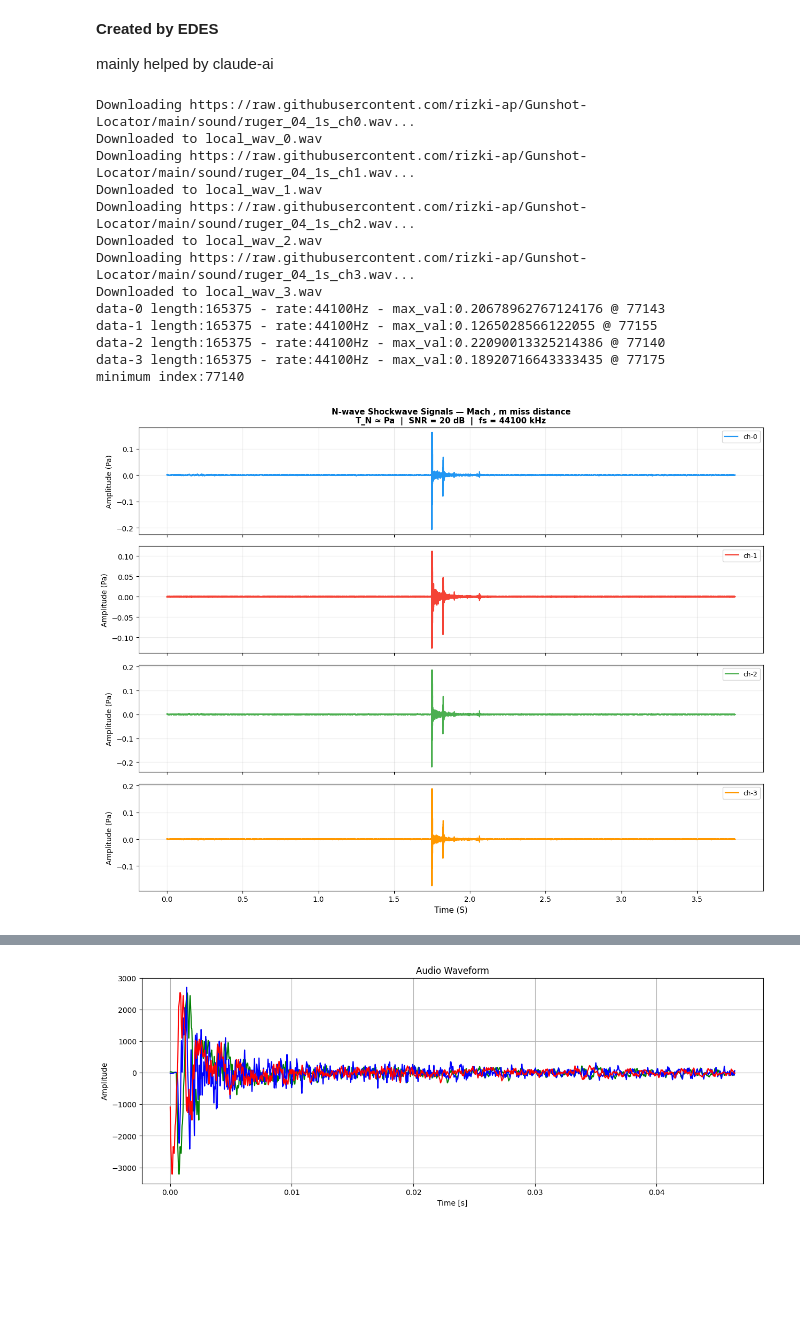
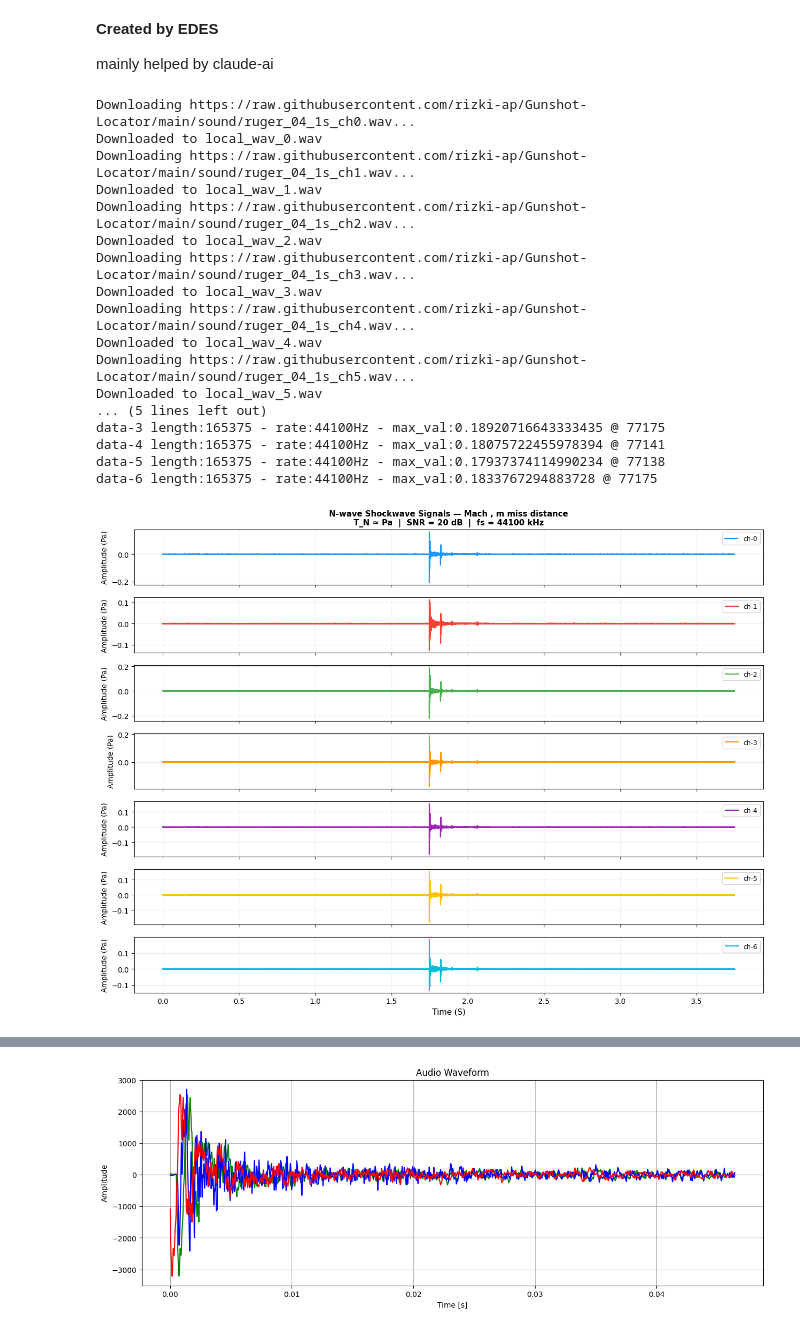
Before and after one commit to rizki-ap/Gunshot-Locator, a Jupyter notebook: read_wav_process.ipynb, the cells around one changed output, grey strips where cells are left out. Saved outputs shown, nothing was run; the diff lists cells and outputs as text; code cells hidden in the pictures; blank space fills up the shorter version.

```diff
--- a/read_wav_process.ipynb
+++ b/read_wav_process.ipynb
@@ -6,7 +6,6 @@
 
 mainly helped by claude-ai
 # %%
-# Replace this with the direct URL to your .wav file on GitHub
 import requests
 from scipy.io import wavfile
 import matplotlib.pyplot as plt
@@ -18,15 +17,18 @@ wav_file_url.append('https://raw.githubusercontent.com/rizki-ap/Gunshot-Locator/
 wav_file_url.append('https://raw.githubusercontent.com/rizki-ap/Gunshot-Locator/main/sound/ruger_04_1s_ch1.wav')
 wav_file_url.append('https://raw.githubusercontent.com/rizki-ap/Gunshot-Locator/main/sound/ruger_04_1s_ch2.wav')
 wav_file_url.append('https://raw.githubusercontent.com/rizki-ap/Gunshot-Locator/main/sound/ruger_04_1s_ch3.wav')
+wav_file_url.append('https://raw.githubusercontent.com/rizki-ap/Gunshot-Locator/main/sound/ruger_04_1s_ch4.wav')
+wav_file_url.append('https://raw.githubusercontent.com/rizki-ap/Gunshot-Locator/main/sound/ruger_04_1s_ch5.wav')
+wav_file_url.append('https://raw.githubusercontent.com/rizki-ap/Gunshot-Locator/main/sound/ruger_04_1s_ch6.wav')
 
-local_file=[]
-local_file.append('local_wav_0.wav')
-local_file.append('local_wav_1.wav')
-local_file.append('local_wav_2.wav')
-local_file.append('local_wav_3.wav')
+num_files = len(wav_file_url)
+
+local_file = []
+for i in range(num_files):
+  local_file.append(f'local_wav_{i}.wav')
 
 # Check if the URL is provided
-for i in range(4):
+for i in range(num_files):
     try:
         # Download the WAV file
         print(f"Downloading {wav_file_url[i]}...")
@@ -45,7 +47,7 @@ for i in range(4):
         print(f"An unexpected error occurred: {e}")
 
 dataset_signal=[]; max_amplitude_val=[]; max_amplitude_idx=[]
-for i in range(4):
+for i in range(num_files):
   dataset_samplerate, dataset = wavfile.read(local_file[i])
   if dataset.ndim > 1:
     dataset = dataset[:, 0] # Take the first channel
@@ -59,39 +61,43 @@ for i in range(4):
 # Create a time array for the x-axis for the (possibly cropped) data
 dataset_time = np.linspace(0., len(dataset) / dataset_samplerate, len(dataset))
 
-COLORS  = ['#2196F3', '#F44336', '#4CAF50', '#FF9800']
+COLORS  = ['#2196F3', '#F44336', '#4CAF50', '#FF9800', '#9C27B0', '#FFC107', '#00BCD4', '#8BC34A']
 
-fig, axes_s = plt.subplots(4, 1, figsize=(13, 10), sharex=True)
-for i in range(4):
+fig, axes_s = plt.subplots(num_files, 1, figsize=(13, 10), sharex=True)
+for i in range(num_files):
     ax = axes_s[i]
     ax.plot(dataset_time, dataset_signal[i], color=COLORS[i], lw=1.6, label=f'ch-{i}')
     ax.set_ylabel('Amplitude (Pa)', fontsize=10)
     ax.legend(loc='upper right', fontsize=9)
     ax.grid(True, alpha=0.25)
 
 axes_s[-1].set_xlabel('Time (S)', fontsize=11)
 axes_s[0].set_title(
     f'N-wave Shockwave Signals — Mach , '
     f'm miss distance\n'
     f'T_N ≈ Pa  |  '
     f'SNR = 20 dB  |  fs = {dataset_samplerate} kHz',
     fontsize=11, fontweight='bold')
 plt.tight_layout()
 plt.savefig('nwave_signals.png', dpi=150, bbox_inches='tight')
 plt.show()
 # %% [output]
 Downloading https://raw.githubusercontent.com/rizki-ap/Gunshot-Locator/main/sound/ruger_04_1s_ch0.wav...
 Downloaded to local_wav_0.wav
 Downloading https://raw.githubusercontent.com/rizki-ap/Gunshot-Locator/main/sound/ruger_04_1s_ch1.wav...
 Downloaded to local_wav_1.wav
 Downloading https://raw.githubusercontent.com/rizki-ap/Gunshot-Locator/main/sound/ruger_04_1s_ch2.wav...
 Downloaded to local_wav_2.wav
 Downloading https://raw.githubusercontent.com/rizki-ap/Gunshot-Locator/main/sound/ruger_04_1s_ch3.wav...
 Downloaded to local_wav_3.wav
-data-0 length:165375 - rate:44100Hz - max_val:0.20678962767124176 @ 77143
-data-1 length:165375 - rate:44100Hz - max_val:0.1265028566122055 @ 77155
-data-2 length:165375 - rate:44100Hz - max_val:0.22090013325214386 @ 77140
+Downloading https://raw.githubusercontent.com/rizki-ap/Gunshot-Locator/main/sound/ruger_04_1s_ch4.wav...
+Downloaded to local_wav_4.wav
+Downloading https://raw.githubusercontent.com/rizki-ap/Gunshot-Locator/main/sound/ruger_04_1s_ch5.wav...
+Downloaded to local_wav_5.wav
+... (5 lines left out)
 data-3 length:165375 - rate:44100Hz - max_val:0.18920716643333435 @ 77175
-minimum index:77140
+data-4 length:165375 - rate:44100Hz - max_val:0.18075722455978394 @ 77141
+data-5 length:165375 - rate:44100Hz - max_val:0.17937374114990234 @ 77138
+data-6 length:165375 - rate:44100Hz - max_val:0.1833767294883728 @ 77175
-[figure, old version]
+[figure, new version]
 # %%
```
Also changed, not shown: parts of 2 cells of this notebook.
